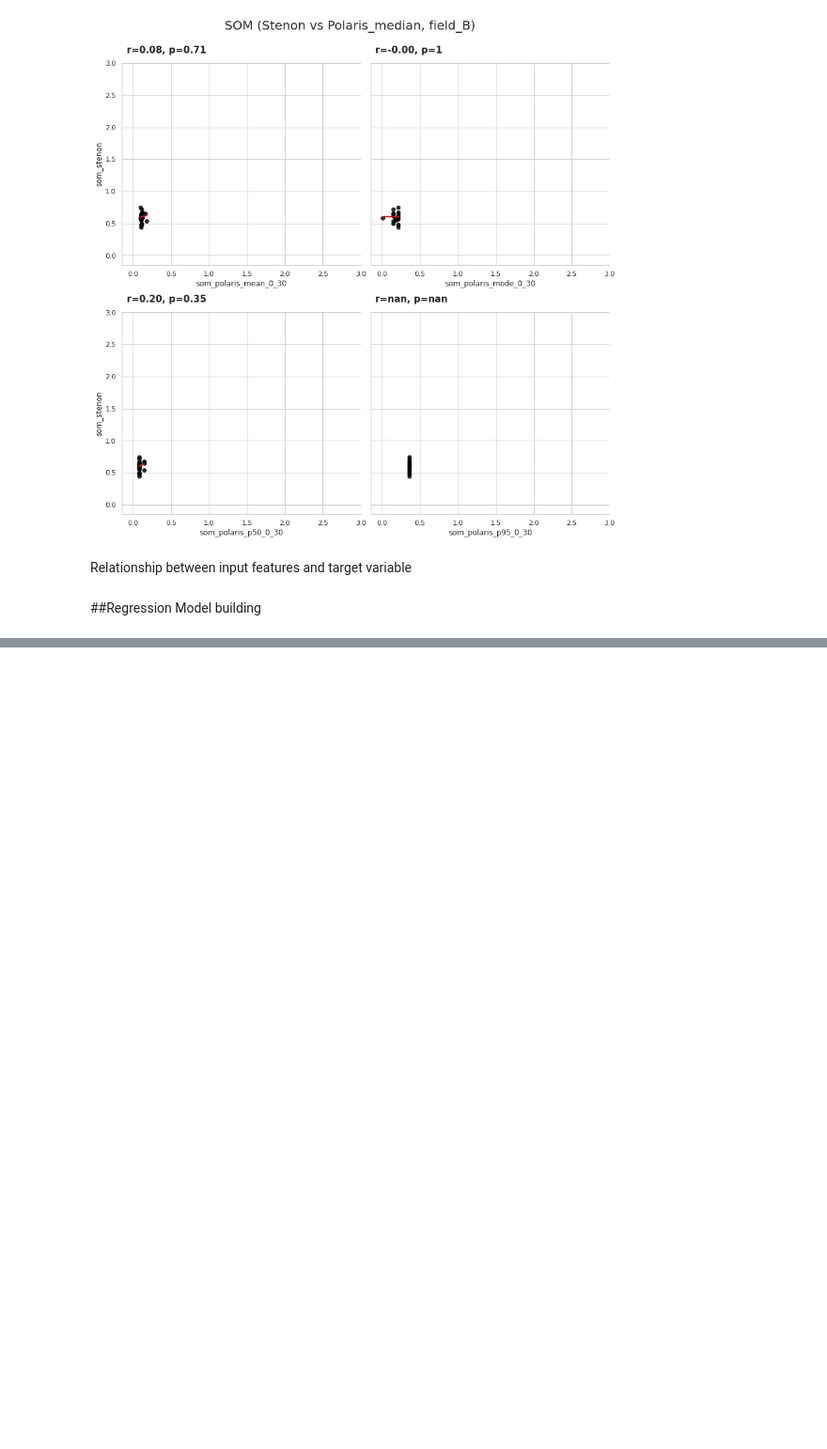
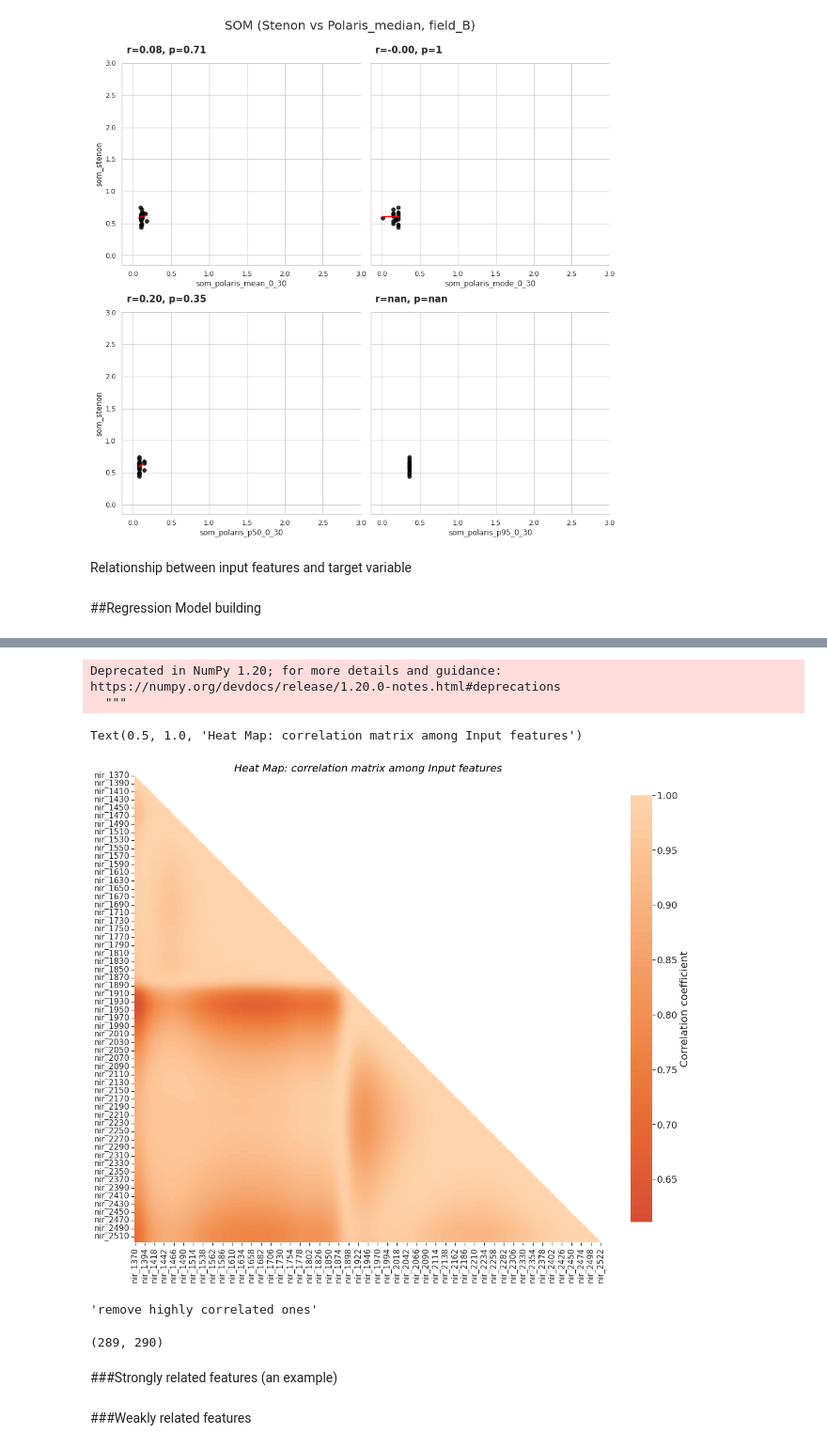
Before and after one commit to giangtr0912/challenge_geo, a Jupyter notebook: notebook/som.ipynb, the cells around one changed output, grey strips where cells are left out. Shown at 94% size. Cells and saved outputs as stored; diff of their text form; code cells hidden in the pictures; blank space fills up the shorter version.

```diff
--- a/notebook/som.ipynb
+++ b/notebook/som.ipynb
@@ -989,0 +1025,51 @@ Relationship between input features and target variable
+# %%
+# correlation matrix - contains correlation among attributes
+ar_corr_mat = train_features_df.corr().abs()
+
+# Generate a mask for the upper triangle
+ar_mask = np.zeros_like(ar_corr_mat, dtype=np.bool)
+ar_mask[np.triu_indices_from(ar_mask)] = True
+
+# Set up the matplotlib figure
+f, ax = plt.subplots(figsize=(20, 20))
+
+# Generate a custom diverging colormap
+# cmap = sns.diverging_palette(100, 10, as_cmap=True)
+cmap = sns.diverging_palette(220, 20, sep=20, as_cmap=True)
+
+# Draw the heatmap with the mask and correct aspect ratio
+ax=sns.heatmap(ar_corr_mat, mask=ar_mask, vmax=1.0,
+            center=0, square=True, linewidths=.0, cbar_kws={'label': 'Correlation coefficient', "shrink": .75})
+
+ax.figure.axes[-1].yaxis.label.set_size(20)
+cbar = ax.collections[0].colorbar
+cbar.ax.tick_params(labelsize=18)
+
+plt.title("Heat Map: correlation matrix among Input features", fontsize = 20, color='Black', fontstyle='italic')
+# %% [output]
+Deprecated in NumPy 1.20; for more details and guidance: https://numpy.org/devdocs/release/1.20.0-notes.html#deprecations
+  """
+Text(0.5, 1.0, 'Heat Map: correlation matrix among Input features')
+[figure, added]
+# %%
+'''remove highly correlated ones'''
+# # Select upper triangle of correlation matrix
+# upper = ar_corr_mat.where((np.triu(np.ones(ar_corr_mat.shape), k=1)).astype(bool))
+# print (upper.shape)
+
+# # Find features with correlation greater than 0.9
+# to_drop = [column for column in upper.columns if any(upper[column] > 0.9)]
+# print (to_drop)
+
+# # Drop features
+# ar_corr_mat.drop(to_drop, axis=1, inplace=True)
+# ar_corr_mat.shape
+# %% [output]
+'remove highly correlated ones'
+# %%
+ar_corr_mat['indicator'] = ar_corr_mat[ar_corr_mat.columns.tolist()].ge(0.6).all(axis=1)
+ar_corr_mat[ar_corr_mat['indicator'] == True].shape
+# %% [output]
+(289, 290)
+# %% [markdown]
+###Strongly related features (an example)
@@ -989,0 +1079,2 @@ Relationship between input features and target variable
+# %% [markdown]
+###Weakly related features
```
Also changed, not shown: parts of 41 cells of this notebook.
